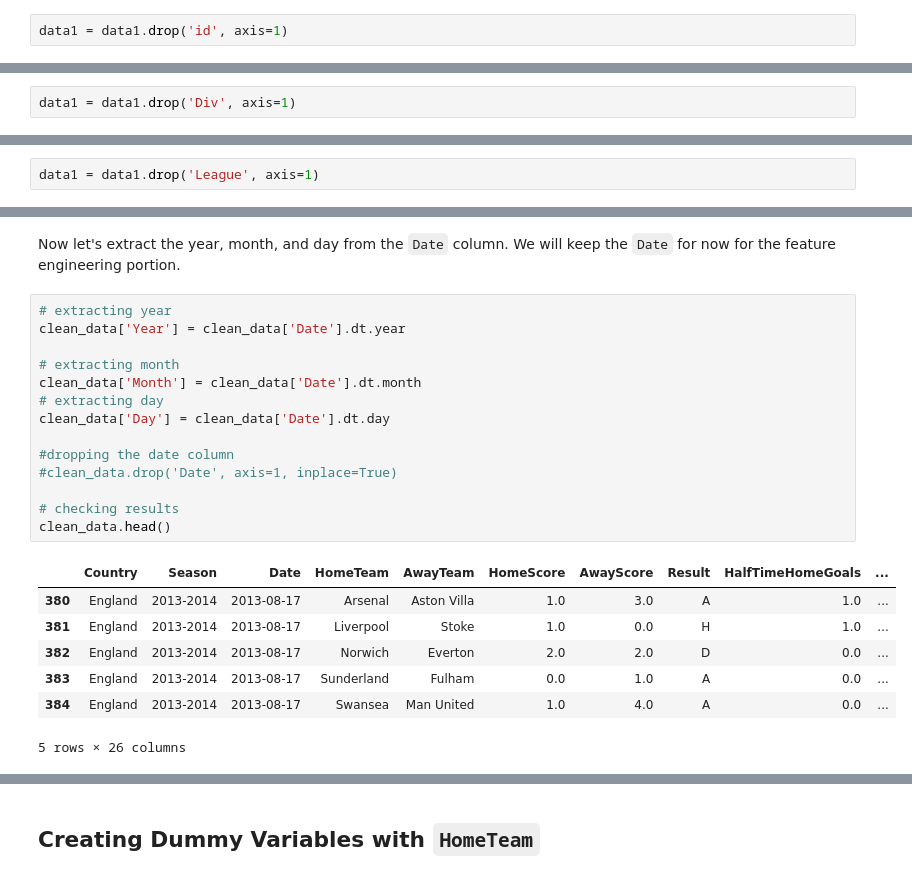
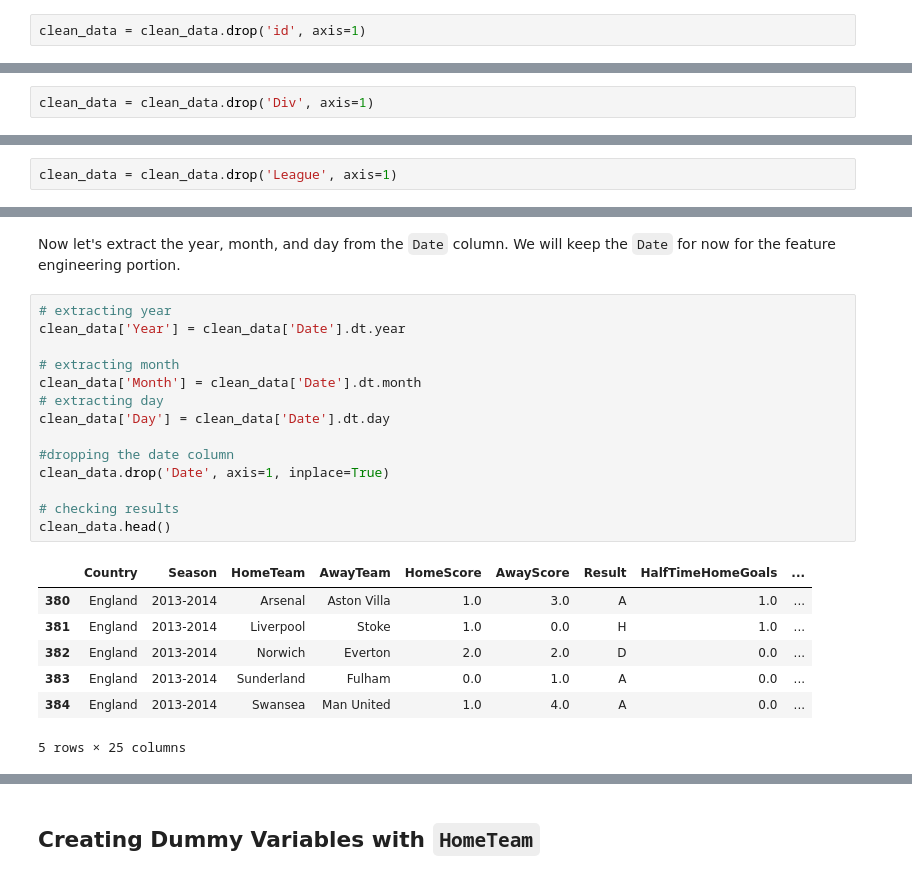
Before and after one commit to RomanKovv/Soccer-Prophet---Machine-Learning-Match-Prediction-Model, a Jupyter notebook: SOCCER_CAPSTONE.ipynb, the cells around one changed output, grey strips where cells are left out. Saved outputs shown, nothing was run; the diff lists cells and outputs as text.

```diff
--- a/SOCCER_CAPSTONE.ipynb
+++ b/SOCCER_CAPSTONE.ipynb
@@ -713,5 +713,5 @@ data1.id.nunique()
 # %% [output]
 16332
 # %%
-data1 = data1.drop('id', axis=1)
+clean_data = clean_data.drop('id', axis=1)
 # %%
@@ -719,6 +719,6 @@ data1.Div.unique()
 # %% [output]
 array(['E0', 'SP1', 'I1', 'D1', 'F1'], dtype=object)
 # %%
-data1 = data1.drop('Div', axis=1)
+clean_data = clean_data.drop('Div', axis=1)
 # %%
 #selecting object datatype
@@ -739,5 +739,5 @@ The leagues in the dataset are: ['Premier League' 'Primera Division' 'Serie A' '
 # %% [markdown]
 We can see that the Leagues and the Countries contain the same data, therefore we can drop the league since it conveys less general info.
 # %%
-data1 = data1.drop('League', axis=1)
+clean_data = clean_data.drop('League', axis=1)
 # %%
@@ -752,22 +749,22 @@ Now let's extract the year, month, and day from the `Date` column. We will keep
 # %%
 # extracting year
 clean_data['Year'] = clean_data['Date'].dt.year
 
 # extracting month
 clean_data['Month'] = clean_data['Date'].dt.month
 # extracting day
 clean_data['Day'] = clean_data['Date'].dt.day
 
 #dropping the date column
-#clean_data.drop('Date', axis=1, inplace=True)
+clean_data.drop('Date', axis=1, inplace=True)
 
 # checking results
 clean_data.head()
 # %% [output]
-|  | Country | Season | Date | HomeTeam | AwayTeam | HomeScore | AwayScore | Result | HalfTimeHomeGoals | ... |
-| 380 | England | 2013-2014 | 2013-08-17 | Arsenal | Aston Villa | 1.0 | 3.0 | A | 1.0 | ... |
-| 381 | England | 2013-2014 | 2013-08-17 | Liverpool | Stoke | 1.0 | 0.0 | H | 1.0 | ... |
-| 382 | England | 2013-2014 | 2013-08-17 | Norwich | Everton | 2.0 | 2.0 | D | 0.0 | ... |
-| 383 | England | 2013-2014 | 2013-08-17 | Sunderland | Fulham | 0.0 | 1.0 | A | 0.0 | ... |
-| 384 | England | 2013-2014 | 2013-08-17 | Swansea | Man United | 1.0 | 4.0 | A | 0.0 | ... |
+|  | Country | Season | HomeTeam | AwayTeam | HomeScore | AwayScore | Result | HalfTimeHomeGoals | ... |
+| 380 | England | 2013-2014 | Arsenal | Aston Villa | 1.0 | 3.0 | A | 1.0 | ... |
+| 381 | England | 2013-2014 | Liverpool | Stoke | 1.0 | 0.0 | H | 1.0 | ... |
+| 382 | England | 2013-2014 | Norwich | Everton | 2.0 | 2.0 | D | 0.0 | ... |
+| 383 | England | 2013-2014 | Sunderland | Fulham | 0.0 | 1.0 | A | 0.0 | ... |
+| 384 | England | 2013-2014 | Swansea | Man United | 1.0 | 4.0 | A | 0.0 | ... |
-5 rows × 26 columns
+5 rows × 25 columns
```
Also changed, not shown: parts of 91 cells of this notebook, 1 other file.
